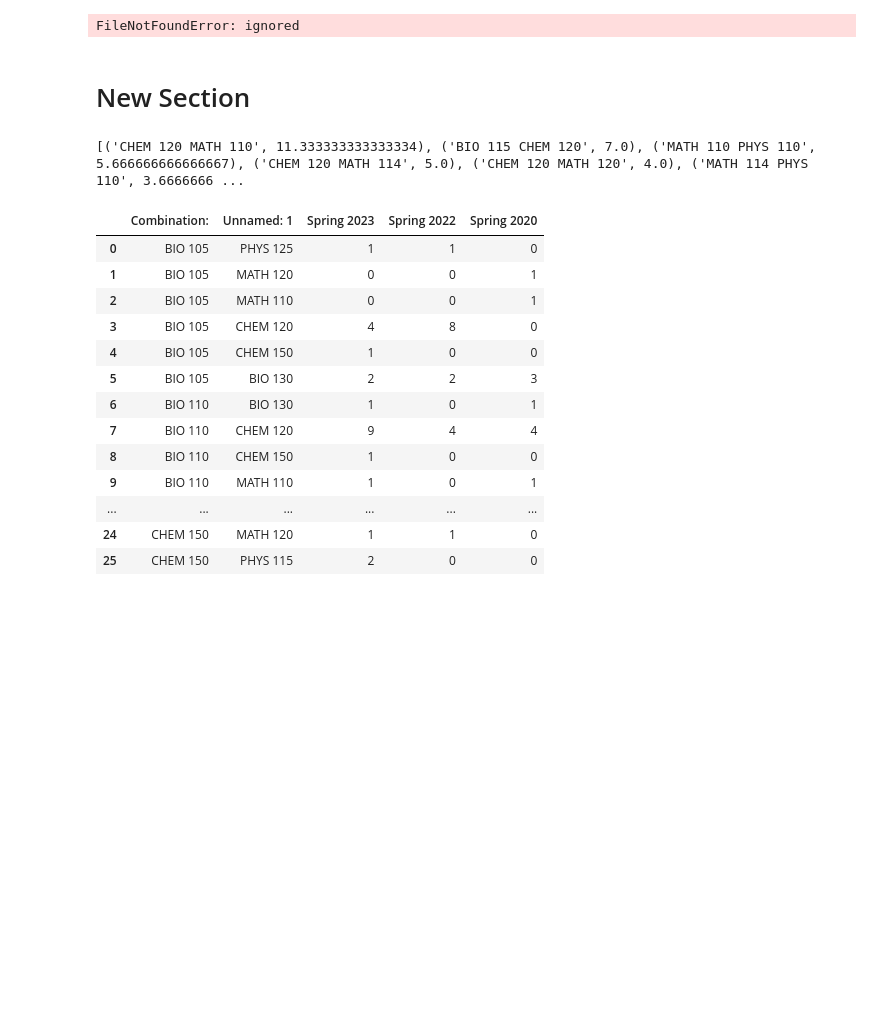
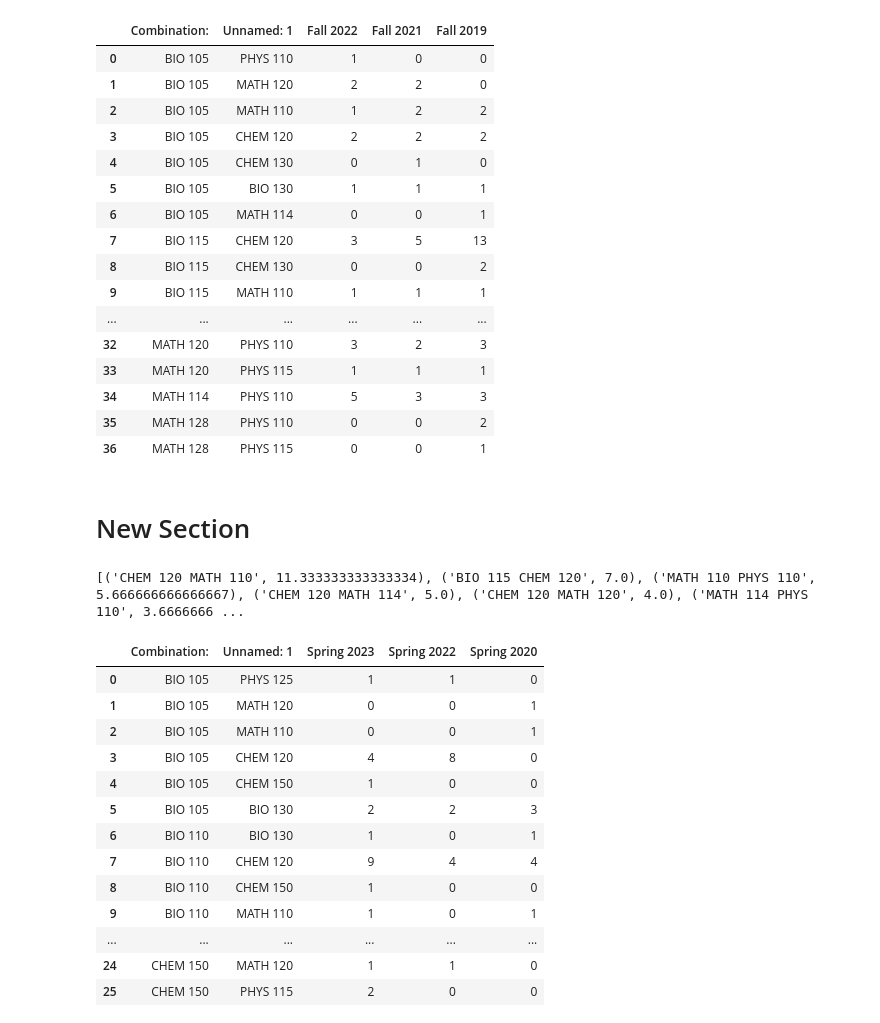
Before and after one commit to ryantang444/Chemstuff, a Jupyter notebook: scheduling_tool.ipynb, the cells around one changed output. Saved outputs shown, nothing was run; the diff lists cells and outputs as text; code cells hidden in the pictures; blank space fills up the shorter version.

```diff
--- a/scheduling_tool.ipynb
+++ b/scheduling_tool.ipynb
@@ -5,10 +5,26 @@ import pandas as pd
 import matplotlib.pyplot as plt
 import itertools
 # %%
-falldf = pd.read_csv("/content/sample_data/Fall Enrollment Data - Sheet1 (1).csv")
+falldf = pd.read_csv("/Fall Enrollment Data - Sheet1 (1).csv")
 falldf
 # %% [output]
-FileNotFoundError: ignored
+|  | Combination: | Unnamed: 1 | Fall 2022 | Fall 2021 | Fall 2019 |
+| 0 | BIO 105 | PHYS 110 | 1 | 0 | 0 |
+| 1 | BIO 105 | MATH 120 | 2 | 2 | 0 |
+| 2 | BIO 105 | MATH 110 | 1 | 2 | 2 |
+| 3 | BIO 105 | CHEM 120 | 2 | 2 | 2 |
+| 4 | BIO 105 | CHEM 130 | 0 | 1 | 0 |
+| 5 | BIO 105 | BIO 130 | 1 | 1 | 1 |
+| 6 | BIO 105 | MATH 114 | 0 | 0 | 1 |
+| 7 | BIO 115 | CHEM 120 | 3 | 5 | 13 |
+| 8 | BIO 115 | CHEM 130 | 0 | 0 | 2 |
+| 9 | BIO 115 | MATH 110 | 1 | 1 | 1 |
+| ... | ... | ... | ... | ... | ... |
+| 32 | MATH 120 | PHYS 110 | 3 | 2 | 3 |
+| 33 | MATH 120 | PHYS 115 | 1 | 1 | 1 |
+| 34 | MATH 114 | PHYS 110 | 5 | 3 | 3 |
+| 35 | MATH 128 | PHYS 110 | 0 | 0 | 2 |
+| 36 | MATH 128 | PHYS 115 | 0 | 0 | 1 |
 # %% [markdown]
 # New Section
 # %%
```
Also changed, not shown: parts of 4 cells of this notebook.
